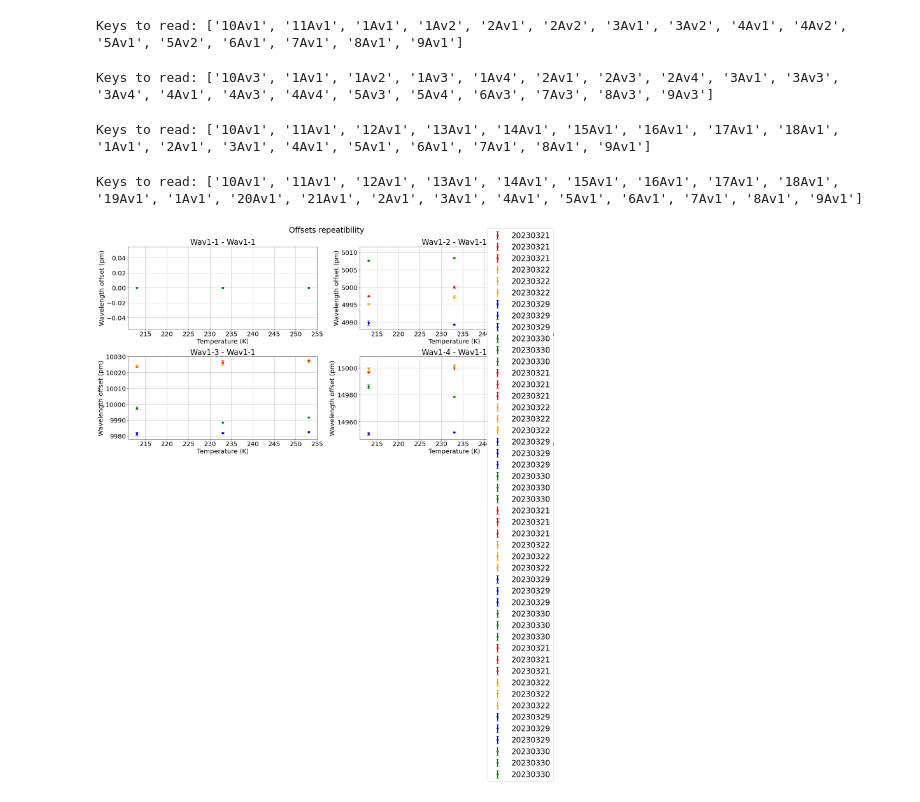
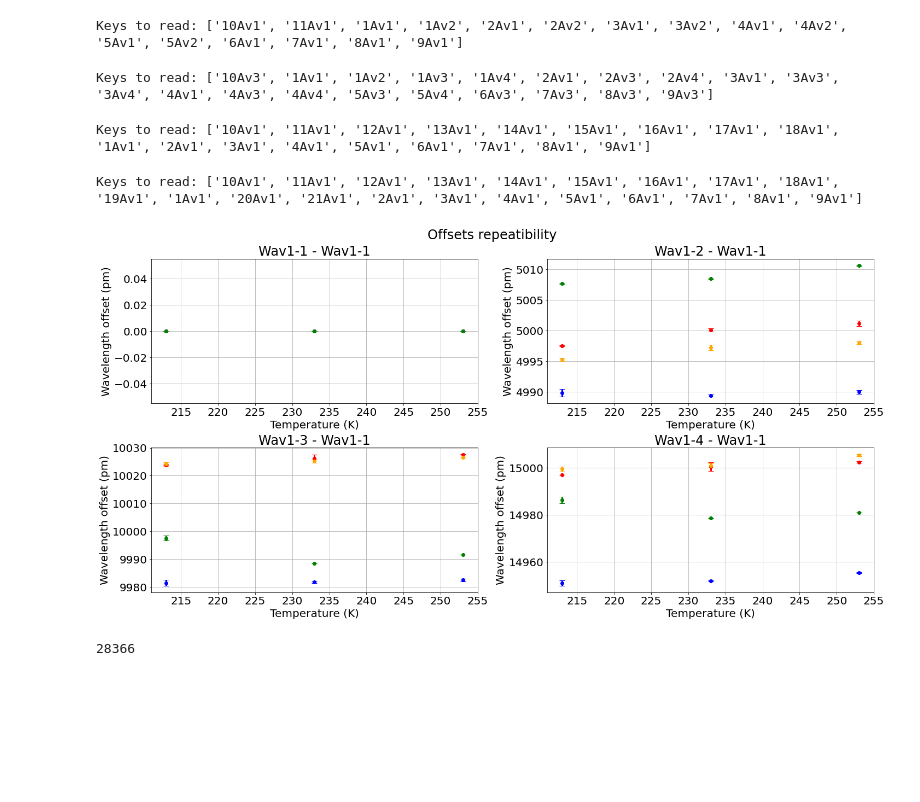
Before and after one commit to jcapo96/FBG_TMS, a Jupyter notebook: ana/march_runs/maria_stuff.ipynb, the cells around one changed output. Cells and saved outputs as stored; diff of their text form; code cells hidden in the pictures; blank space fills up the shorter version.

```diff
--- a/ana/march_runs/maria_stuff.ipynb
+++ b/ana/march_runs/maria_stuff.ipynb
@@ -14,35 +15,41 @@ plateaus = getters.get_plateaus()
 dates = ["20230321","20230322","20230329", "20230330"]
 colors = {"20230321":"red","20230322":"orange","20230329":"blue", "20230330":"green"}
 fig, axes = graphic_tools.make_figure(ncols=2, nrows=2)
-fig.set_size_inches(20, 10)
+fig.set_size_inches(20,10)
 fig.suptitle("Offsets repeatibility")
 for date in dates:
     peaks = getters.get_raw_data(path_to_split=path+date+"/", filetype="peaks", pol="Av").sort_values(by="Timestamp").reset_index(drop=True)
     for plateau in plateaus[date]:
         if plateau=="273_down":
             continue
         cnt = 0
         t0 = plateaus[date][plateau][0]
         tf = plateaus[date][plateau][1]
         pcut = peaks.loc[(peaks["Timestamp"]>t0) & (peaks["Timestamp"]<tf)].reset_index(drop=True)
         for sens in peaks.columns:
             if sens == "Timestamp" or sens[3]=="2" or sens=="Wav1-5":
                 continue
             axes[cnt].errorbar(int(plateau.split("_")[0]),
                             1e12*np.mean(pcut[sens]-pcut["Wav1-1"]),
                             fmt="o",
                             yerr=1e12*np.std(pcut[sens]-pcut["Wav1-1"]),
                             capsize=5,
                             color=colors[date],
                             label=date)
             axes[cnt].set_title(sens + " - Wav1-1")
             axes[cnt].set_xlabel("Temperature (K)")
             axes[cnt].set_ylabel("Wavelength offset (pm)")
             cnt += 1
-    fig.legend()
+fig.show()
+del fig
+del axes
 # %% [output]
 Keys to read: ['10Av1', '11Av1', '1Av1', '1Av2', '2Av1', '2Av2', '3Av1', '3Av2', '4Av1', '4Av2', '5Av1', '5Av2', '6Av1', '7Av1', '8Av1', '9Av1']
 Keys to read: ['10Av3', '1Av1', '1Av2', '1Av3', '1Av4', '2Av1', '2Av3', '2Av4', '3Av1', '3Av3', '3Av4', '4Av1', '4Av3', '4Av4', '5Av3', '5Av4', '6Av3', '7Av3', '8Av3', '9Av3']
 Keys to read: ['10Av1', '11Av1', '12Av1', '13Av1', '14Av1', '15Av1', '16Av1', '17Av1', '18Av1', '1Av1', '2Av1', '3Av1', '4Av1', '5Av1', '6Av1', '7Av1', '8Av1', '9Av1']
 Keys to read: ['10Av1', '11Av1', '12Av1', '13Av1', '14Av1', '15Av1', '16Av1', '17Av1', '18Av1', '19Av1', '1Av1', '20Av1', '21Av1', '2Av1', '3Av1', '4Av1', '5Av1', '6Av1', '7Av1', '8Av1', '9Av1']
-[figure, old version]
+[figure, new version]
+# %%
+gc.collect()
+# %% [output]
+28366
```
Also changed, not shown: parts of 1 cell of this notebook, 3 other files.
